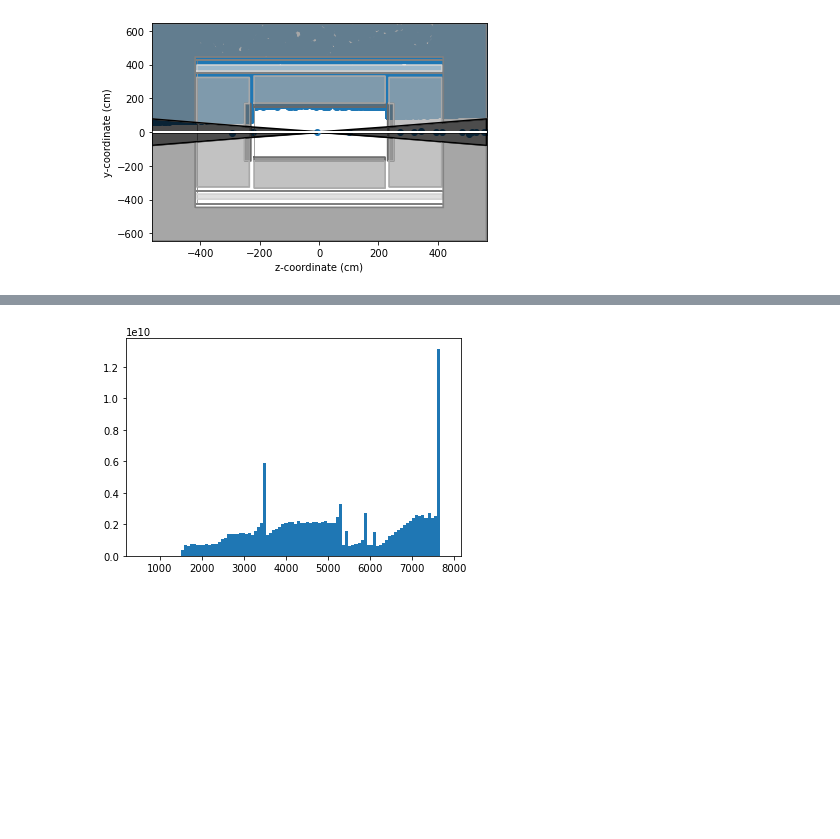
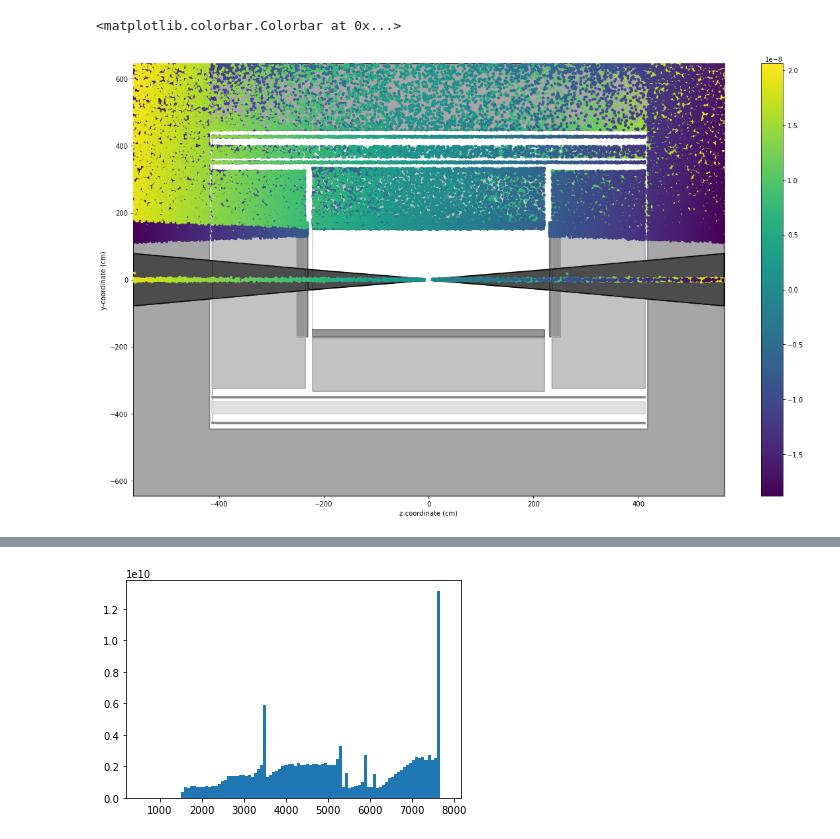
Before and after one commit to mhostert/BIN_MC, a Jupyter notebook: events.ipynb, the cells around one changed output, grey strips where cells are left out. Cells and saved outputs as stored; diff of their text form; code cells hidden in the pictures; blank space fills up the shorter version.

```diff
--- a/events.ipynb
+++ b/events.ipynb
@@ -30,11 +33,16 @@ Total Count: 1.44e+11 events; took 18.8 s
-# %%
-fig, ax = plt.subplots()
-z = sims[0].arrz
-y = sims[0].arry
-x = sims[0].arrz
-w = sims[0].w
-mask = sims[0].face_masks['all']
-ax.scatter(z[mask], y[mask])
-plot_det('det_v2', ax)
-# %% [output]
-[figure, removed]
+# %%
+sec = 'all'
+_,y,z,_,times,_ = get_data(sims, sec = sec)
+# %%
+from matplotlib.colorbar import ColorbarBase
+fig, ax = plt.subplots(figsize = (20,12))
+mask = np.concatenate((sims[0].face_masks[sec], sims[1].face_masks[sec]))
+cd = np.concatenate((sims[0].t_values, sims[1].t_values))[mask]
+mt = np.concatenate((sims[0].mutimes, sims[1].mutimes))[mask]
+plot_det('det_v2', ax)
+h = ax.scatter(z, y,c = times, s = 10, zorder = 30)
+fig.colorbar(h)
+#plt.xlim(-564, 0)
+# %% [output]
+<matplotlib.colorbar.Colorbar at 0x...>
+[figure, added]
```
Also changed, not shown: parts of 7 cells of this notebook, 3 other files.
